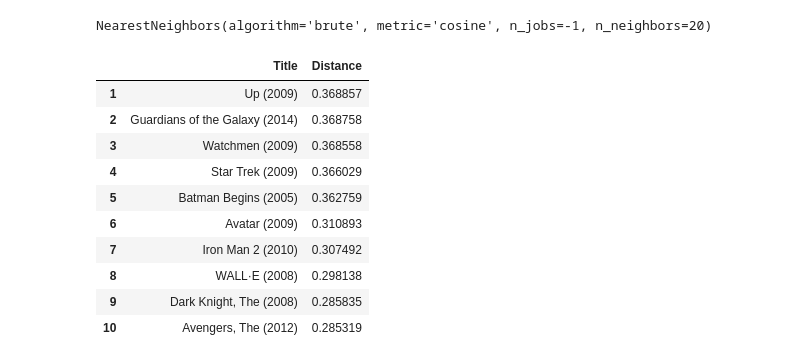
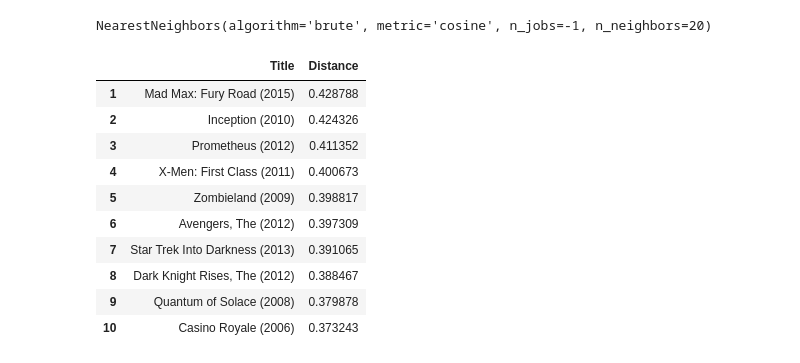
Before and after one commit to carlsonivanic/moviemoose, a Jupyter notebook: main.ipynb, the cells around one changed output. Cells and saved outputs as stored; diff of their text form; code cells hidden in the pictures.

Commit message:
Add user input to get recommendation

```diff
--- a/main.ipynb
+++ b/main.ipynb
@@ -133,17 +141,17 @@ def get_movie_recommendation(movie_name):
         return df
     else:
         return "No movies found. Please check your input"
-# %%
-get_movie_recommendation('Iron Man')
-# %% [output]
-|  | Title | Distance |
-| 1 | Up (2009) | 0.368857 |
-| 2 | Guardians of the Galaxy (2014) | 0.368758 |
-| 3 | Watchmen (2009) | 0.368558 |
-| 4 | Star Trek (2009) | 0.366029 |
-| 5 | Batman Begins (2005) | 0.362759 |
-| 6 | Avatar (2009) | 0.310893 |
-| 7 | Iron Man 2 (2010) | 0.307492 |
-| 8 | WALL·E (2008) | 0.298138 |
-| 9 | Dark Knight, The (2008) | 0.285835 |
-| 10 | Avengers, The (2012) | 0.285319 |
+# %%
+get_movie_recommendation('Skyfall')
+# %% [output]
+|  | Title | Distance |
+| 1 | Mad Max: Fury Road (2015) | 0.428788 |
+| 2 | Inception (2010) | 0.424326 |
+| 3 | Prometheus (2012) | 0.411352 |
+| 4 | X-Men: First Class (2011) | 0.400673 |
+| 5 | Zombieland (2009) | 0.398817 |
+| 6 | Avengers, The (2012) | 0.397309 |
+| 7 | Star Trek Into Darkness (2013) | 0.391065 |
+| 8 | Dark Knight Rises, The (2012) | 0.388467 |
+| 9 | Quantum of Solace (2008) | 0.379878 |
+| 10 | Casino Royale (2006) | 0.373243 |
```
Also changed, not shown: parts of 7 cells of this notebook.
